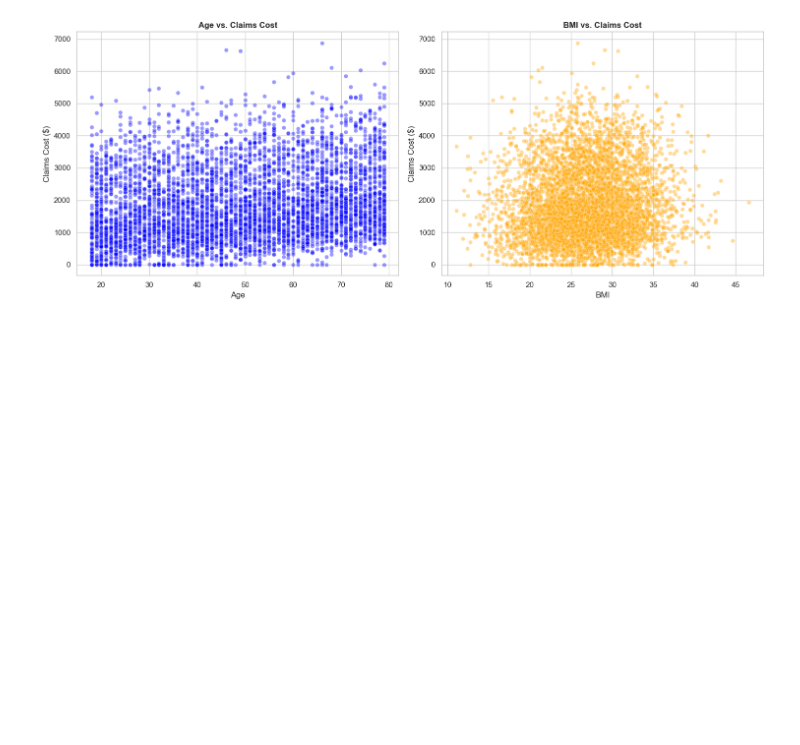
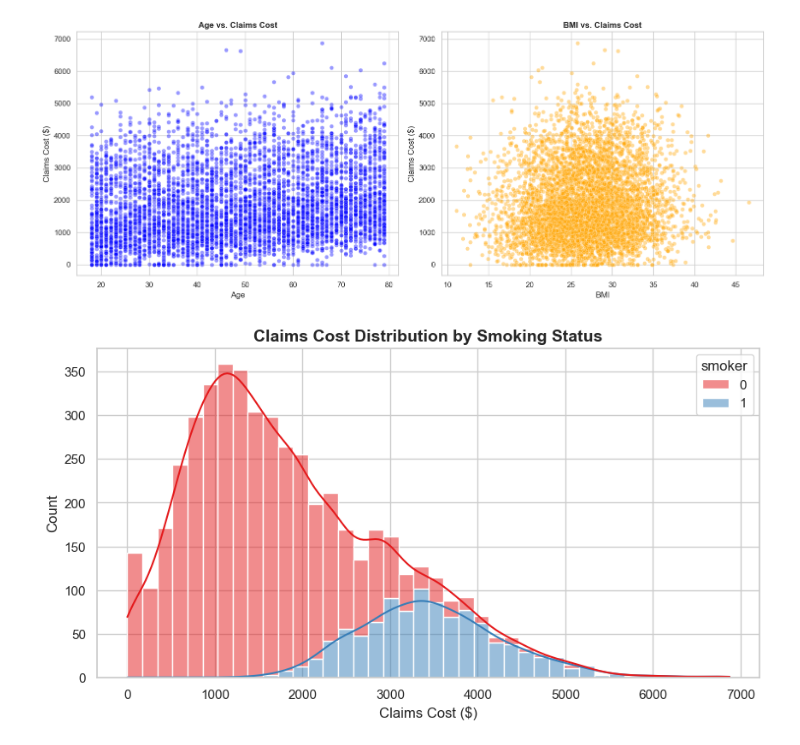
Before and after one commit to Kurodataio/Health-Insurance-Claims, a Jupyter notebook: health-insurance-claims.ipynb, the cells around one changed output. Drawn from its saved outputs; the diff is of its cells as text; code cells hidden in the pictures; blank space fills up the shorter version.

Commit message:
Add Plot 3-Impact of Smoking Status

```diff
--- a/health-insurance-claims.ipynb
+++ b/health-insurance-claims.ipynb
@@ -87,3 +87,12 @@ plt.tight_layout()
 plt.show()
 # %% [output]
 [figure]
+# %%
+# Plot 3: Impact of Smoking Status (The clear bimodal split in the data)
+plt.figure(figsize=(10, 5))
+sns.histplot(data=df, x='claims_cost', hue='smoker', kde=True, bins=40, palette='Set1', multiple='stack')
+plt.title('Claims Cost Distribution by Smoking Status', fontsize=14, fontweight='bold')
+plt.xlabel('Claims Cost ($)')
+plt.show()
+# %% [output]
+[figure, added]
```
